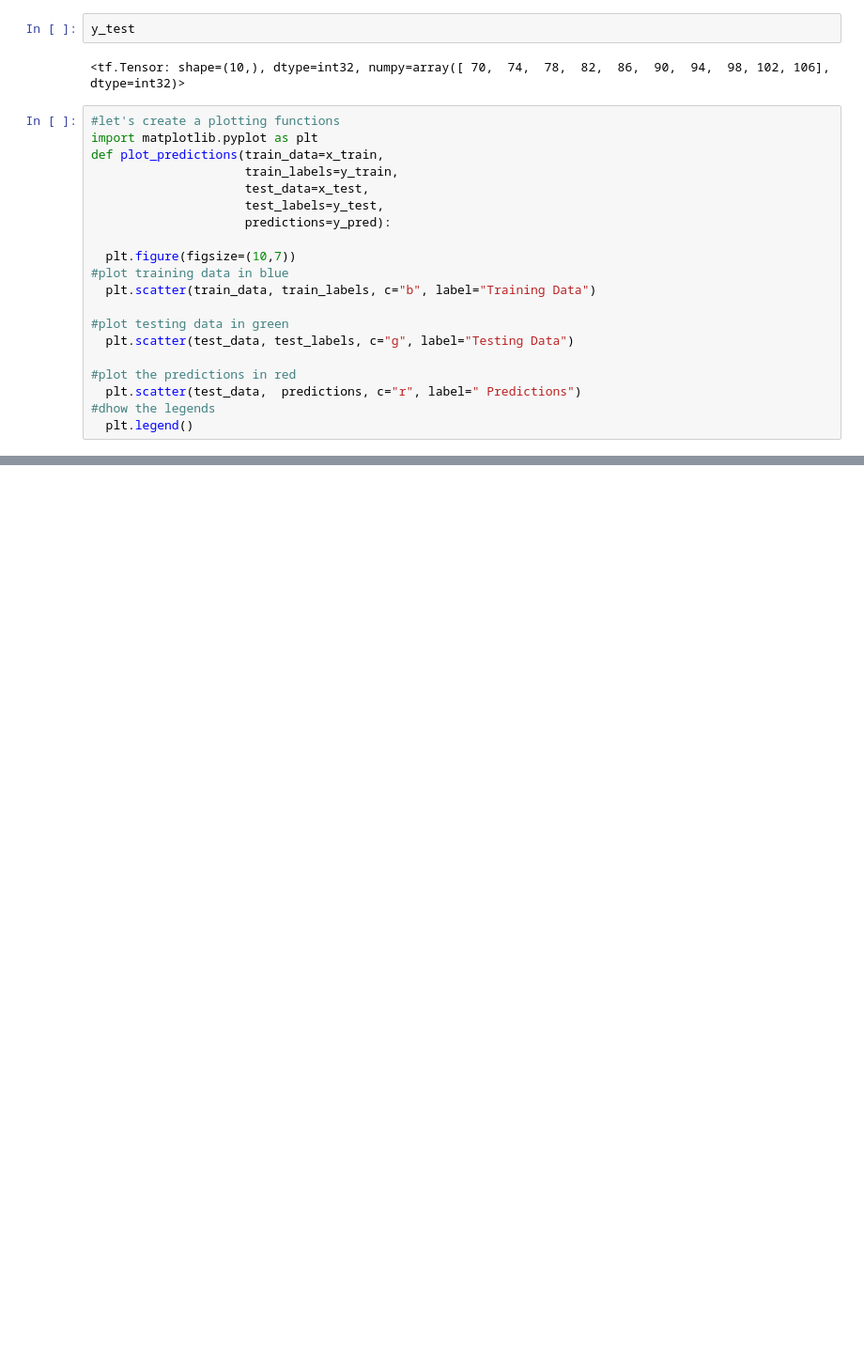
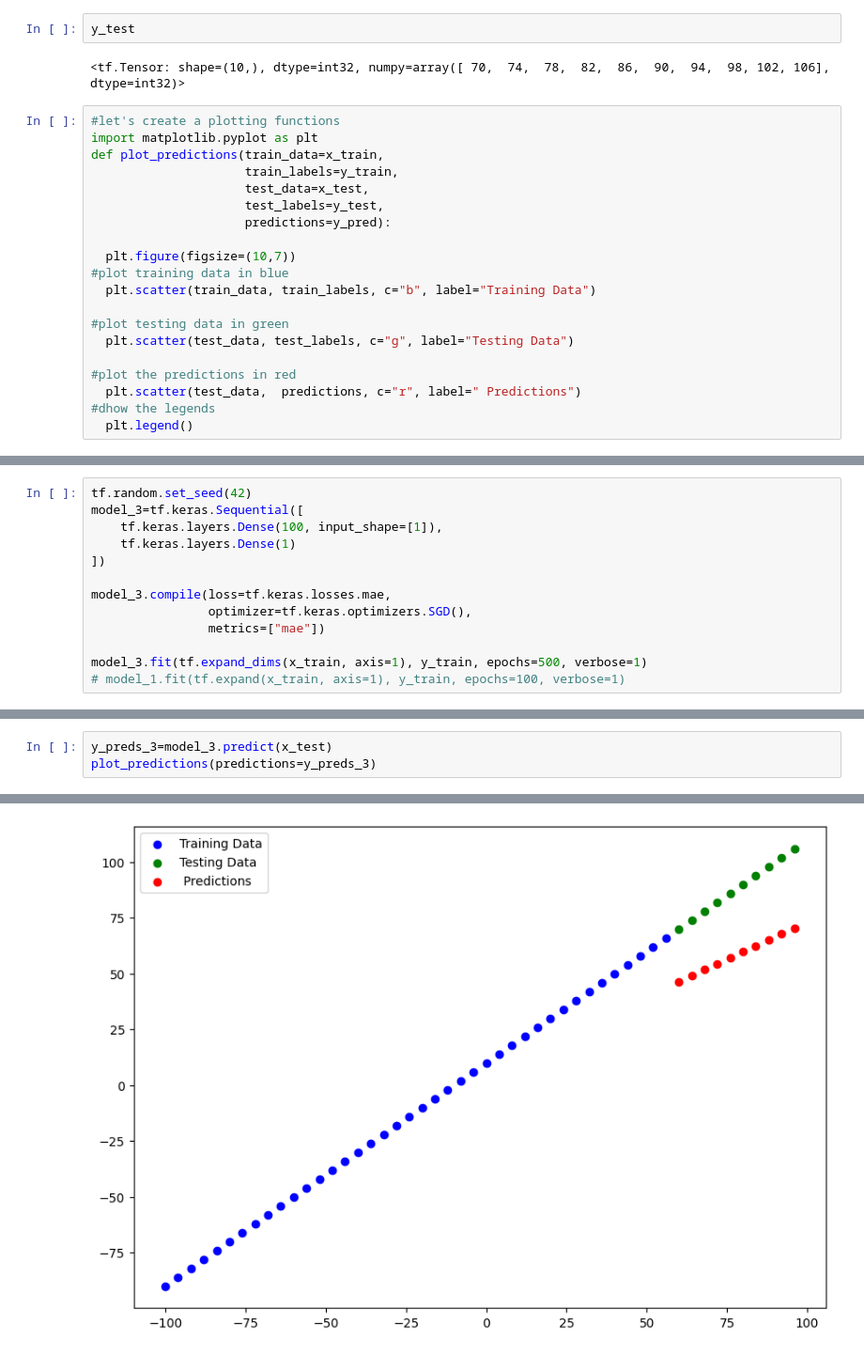
Before and after one commit to 9bishal/Learning-Tensorflow, a Jupyter notebook: neural_network_regression_with_tensorflow.ipynb, the cells around one changed output, grey strips where cells are left out. Shown at 94% size. Saved outputs shown, nothing was run; the diff lists cells and outputs as text; blank space fills up the shorter version.

```diff
--- a/neural_network_regression_with_tensorflow.ipynb
+++ b/neural_network_regression_with_tensorflow.ipynb
@@ -485,0 +657,13 @@ plot_predictions(train_data=x_train,
+# %%
+tf.random.set_seed(42)
+model_3=tf.keras.Sequential([
+    tf.keras.layers.Dense(100, input_shape=[1]),
+    tf.keras.layers.Dense(1)
+])
+
+model_3.compile(loss=tf.keras.losses.mae,
+                optimizer=tf.keras.optimizers.SGD(),
+                metrics=["mae"])
+
+model_3.fit(tf.expand_dims(x_train, axis=1), y_train, epochs=500, verbose=1)
+# model_1.fit(tf.expand(x_train, axis=1), y_train, epochs=100, verbose=1)
@@ -485,0 +689,4 @@ plot_predictions(train_data=x_train,
+# %%
+y_preds_3=model_3.predict(x_test)
+plot_predictions(predictions=y_preds_3)
+# %% [output]
@@ -485,0 +694 @@ plot_predictions(train_data=x_train,
+[figure, added]
```
Also changed, not shown: parts of 34 cells of this notebook.
